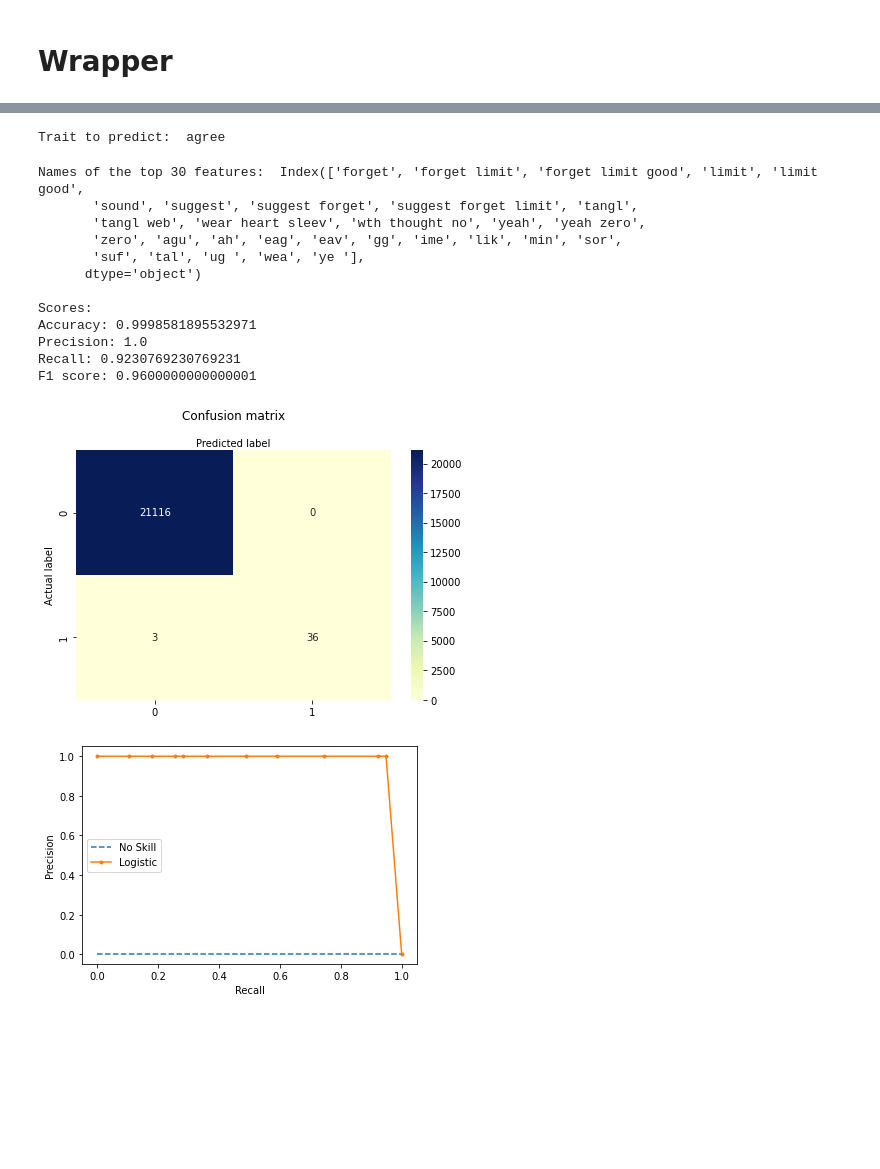
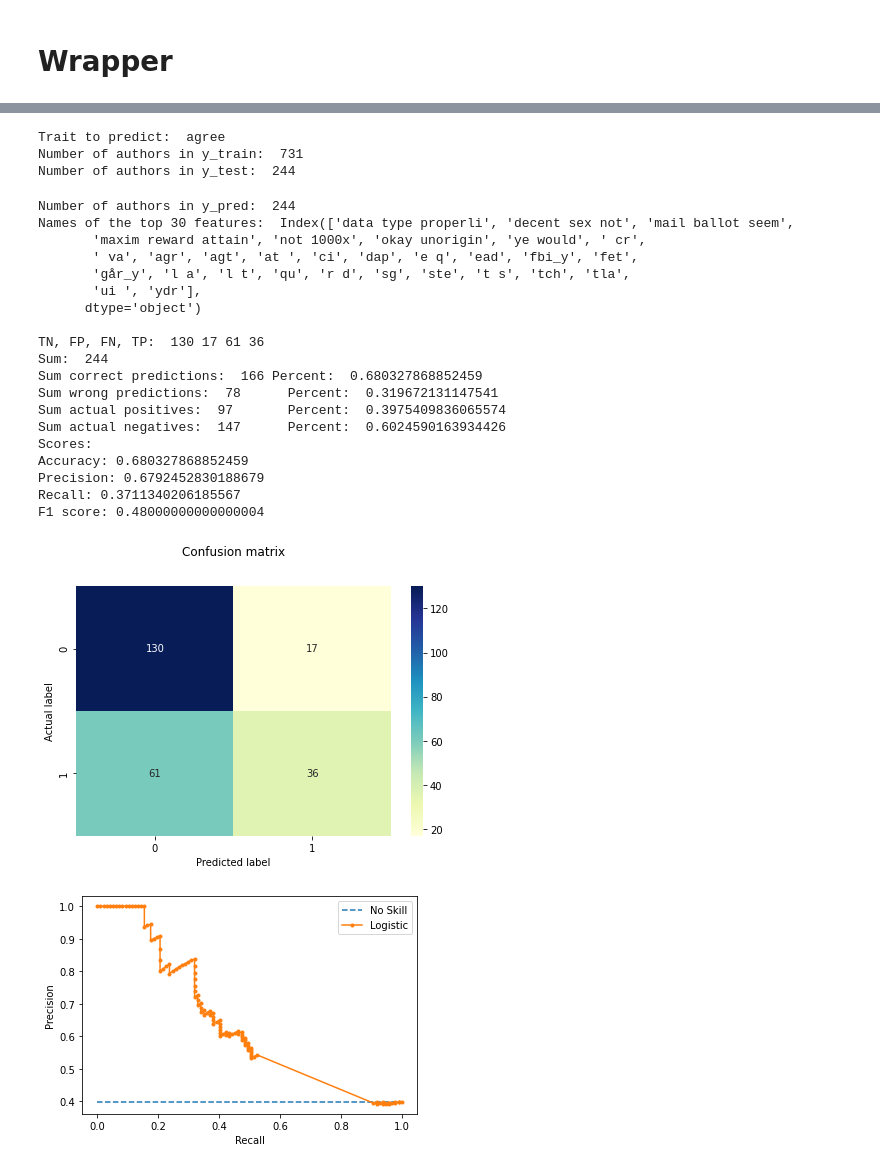
Before and after one commit to sophiasylvester/Big5-NLP, a Jupyter notebook: classifier.ipynb, the cells around one changed output, grey strips where cells are left out. Saved outputs shown, nothing was run; the diff lists cells and outputs as text; code cells hidden in the pictures; blank space fills up the shorter version.

```diff
--- a/classifier.ipynb
+++ b/classifier.ipynb
@@ -72,7 +129,7 @@ def trait(df, trait_name, startnumber):
     elif trait_name == 'consc':
         y = df.consc
     elif trait_name == 'extra':
-        y = df.extra
+        y = df.extra_x
     elif trait_name == 'neuro':
         y = df.neuro
     return x,y
@@ -103,11 +160,16 @@ def create_pipeline(x ,y ,classifier):
         pipeline = Pipeline([
           ('variance_threshold', VarianceThreshold()),
           ('feature_selection',  SelectKBest(f_classif, k=30)),
-          ('classification',LogisticRegression())
+          ('scaler', StandardScaler()),
+          ('classification',LogisticRegression(n_jobs=-1))
         ])
 
     pipeline.fit(x, y)
     return pipeline
+
+
+
+
 
 # logpipe = create_pipeline('log')
 # y_pred=logpipe.predict(x_test)
@@ -179,6 +233,18 @@ def score_plot(logreg, y_test, x_test):
 def create_cnfmatrix(y_test, y_pred, plotting=True):
     cnfpipe_matrix = metrics.confusion_matrix(y_test, y_pred)
 #     print(cnfpipe_matrix)
+#     disp = metrics.ConfusionMatrixDisplay(confusion_matrix=cnfpipe_matrix)
+#     disp.plot()
+    tn, fp, fn, tp = metrics.confusion_matrix(y_test, y_pred).ravel()
+    sumpositive = tp + fn
+    sumnegative = fp + tn
+    sumcorrect = tp + tn
+    sumwrong = fp + fn
+    sumall = tn+fp+fn+tp
+    print("TN, FP, FN, TP: ", tn, fp, fn, tp, "\nSum: ", sumall, "\nSum correct predictions: ",
+          sumcorrect, "Percent: ", sumcorrect/sumall, "\nSum wrong predictions: ", sumwrong, "\tPercent: ",
+          sumwrong/sumall, "\nSum actual positives: ", sumpositive, "\tPercent: ", sumpositive/sumall,
+          "\nSum actual negatives: ", sumnegative, "\tPercent: ", sumnegative/sumall)
 
     if plotting:
         %matplotlib inline
@@ -189,7 +255,7 @@ def create_cnfmatrix(y_test, y_pred, plotting=True):
         plt.yticks(tick_marks, class_names)
         # create heatmap
         sns.heatmap(pd.DataFrame(cnfpipe_matrix), annot=True, cmap="YlGnBu" ,fmt='g')
-        ax.xaxis.set_label_position("top")
+        ax.xaxis.set_label_position("bottom")
         plt.tight_layout()
         plt.title('Confusion matrix', y=1.1)
         plt.ylabel('Actual label')
@@ -203,8 +269,11 @@ def classify(df, trait_name, startnumber, plotting=True):
     print("Trait to predict: ", trait_name)
     x,y = trait(df, trait_name, startnumber)
     x_train, x_test, y_train, y_test = train_test_split(x, y, test_size=0.25, random_state=0)
+    print("Number of authors in y_train: ", len(y_train))
+    print("Number of authors in y_test: ", len(y_test))
     logpipe = create_pipeline(x, y, 'log')
     y_pred=logpipe.predict(x_test)
+    print("Number of authors in y_pred: ", len(y_pred))
     names = get_names(x, logpipe)
     print("Names of the top 30 features: ", names, "\n")
     cnfmatrix = create_cnfmatrix(y_test, y_pred, plotting=True)
@@ -213,6 +282,8 @@ def classify(df, trait_name, startnumber, plotting=True):
     lr_precision, lr_recall = score_plot(logpipe, y_test, x_test)
 #     print("Scores:\nLR_Precision:",lr_precision, "\nLR_Recall:",lr_recall)
 
-# startnumber ngrams : 35
-# startnumber wordlists: 28
-# startnumber: linguistic features: 29
+# startnumber ngrams : 36
+# startnumber wordlists: 29
+# startnumber: linguistic features: 30
+start = 30
+print ("Number of authors: ", len(authorset))
@@ -219,21 +297,30 @@ def classify(df, trait_name, startnumber, plotting=True):
 # %%
 # Agreeableness
-classify(df, "agree", 28, plotting=True)
+classify(df, "agree", start, plotting=True)
 # %% [output]
 Trait to predict:  agree
+Number of authors in y_train:  731
+Number of authors in y_test:  244
-Names of the top 30 features:  Index(['forget', 'forget limit', 'forget limit good', 'limit', 'limit good',
-       'sound', 'suggest', 'suggest forget', 'suggest forget limit', 'tangl',
-       'tangl web', 'wear heart sleev', 'wth thought no', 'yeah', 'yeah zero',
-       'zero', 'agu', 'ah', 'eag', 'eav', 'gg', 'ime', 'lik', 'min', 'sor',
-       'suf', 'tal', 'ug ', 'wea', 'ye '],
+Number of authors in y_pred:  244
+Names of the top 30 features:  Index(['data type properli', 'decent sex not', 'mail ballot seem',
+       'maxim reward attain', 'not 1000x', 'okay unorigin', 'ye would', ' cr',
+       ' va', 'agr', 'agt', 'at ', 'ci', 'dap', 'e q', 'ead', 'fbi_y', 'fet',
+       'går_y', 'l a', 'l t', 'qu', 'r d', 'sg', 'ste', 't s', 'tch', 'tla',
+       'ui ', 'ydr'],
       dtype='object')
 
+TN, FP, FN, TP:  130 17 61 36
+Sum:  244
+Sum correct predictions:  166 Percent:  0.680327868852459
+Sum wrong predictions:  78      Percent:  0.319672131147541
+Sum actual positives:  97       Percent:  0.3975409836065574
+Sum actual negatives:  147      Percent:  0.6024590163934426
 Scores:
-Accuracy: 0.9998581895532971
-Precision: 1.0
-Recall: 0.9230769230769231
-F1 score: 0.9600000000000001
+Accuracy: 0.680327868852459
+Precision: 0.6792452830188679
+Recall: 0.3711340206185567
+F1 score: 0.48000000000000004
-[figure, old version]
+[figure, new version]
-[figure, old version]
+[figure, new version]
 # %%
 # Openness
```
Also changed, not shown: parts of 13 cells of this notebook, 2 other files.
